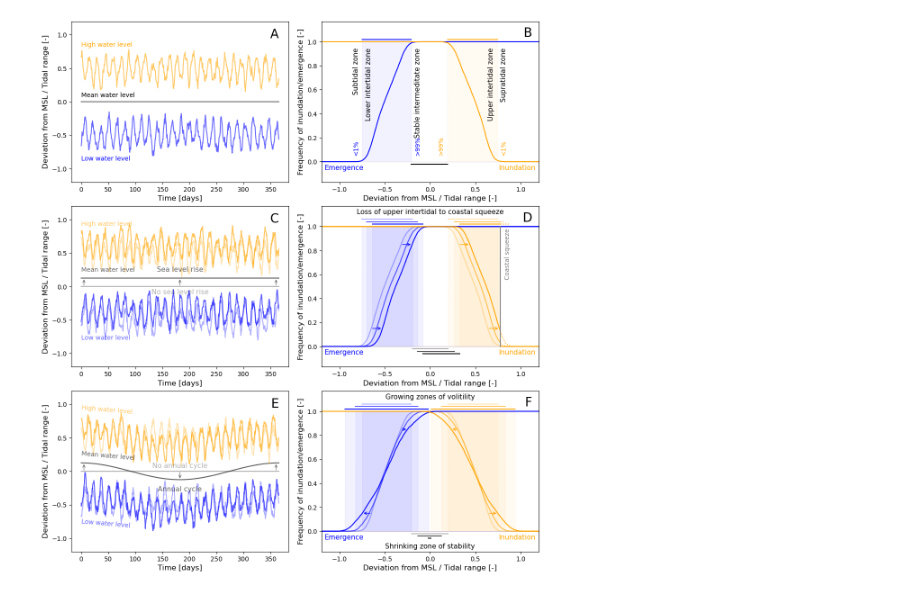
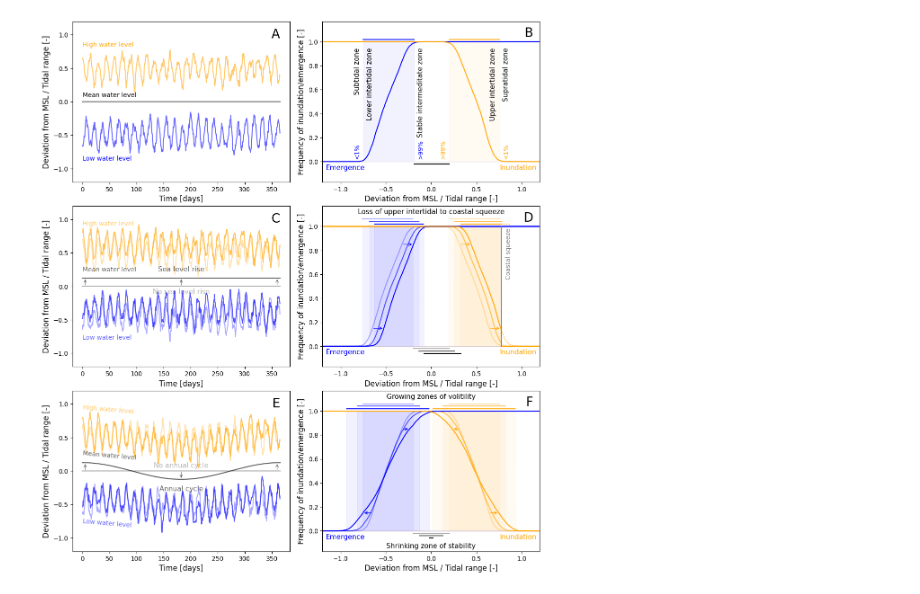
Before and after one commit to Timh37/aslc_intertidal, a Jupyter notebook: src/figure_1.ipynb, the cells around one changed output. Cells and saved outputs as stored; diff of their text form; code cells hidden in the pictures.

Commit message:
Cleaned up the figures

```diff
--- a/src/figure_1.ipynb
+++ b/src/figure_1.ipynb
@@ -61,10 +62,10 @@ def figure_1b(ax):
     ax.text(start_lower + 0.07, 0.95, rotation = 90, s = 'Lower intertidal zone',     c = 'black',  fontsize = 11, horizontalalignment = 'center', verticalalignment = 'top')
     ax.text(start_lower - 0.07, 0.95, rotation = 90, s = 'Subtidal zone',             c = 'black',  fontsize = 11, horizontalalignment = 'center', verticalalignment = 'top')
 
-    ax.text(  end_upper + 0.07, 0.050, rotation = 90, s =  '<1%', c = 'orange', fontsize = 10, horizontalalignment = 'center',  verticalalignment = 'bottom')
-    ax.text(  end_inter - 0.07, 0.050, rotation = 90, s = '>99%', c = 'orange', fontsize = 10, horizontalalignment = 'center',  verticalalignment = 'bottom')
-    ax.text(start_inter + 0.07, 0.050, rotation = 90, s = '>99%', c = 'blue',   fontsize = 10, horizontalalignment = 'center',  verticalalignment = 'bottom')
-    ax.text(start_lower - 0.07, 0.050, rotation = 90, s =  '<1%', c = 'blue',   fontsize = 10, horizontalalignment = 'center',  verticalalignment = 'bottom')
+    ax.text(  end_upper + 0.07, 0.020, rotation = 90, s =  '<1%', c = 'orange', fontsize = 10, horizontalalignment = 'center',  verticalalignment = 'bottom')
+    ax.text(  end_inter - 0.07, 0.020, rotation = 90, s = '>99%', c = 'orange', fontsize = 10, horizontalalignment = 'center',  verticalalignment = 'bottom')
+    ax.text(start_inter + 0.07, 0.020, rotation = 90, s = '>99%', c = 'blue',   fontsize = 10, horizontalalignment = 'center',  verticalalignment = 'bottom')
+    ax.text(start_lower - 0.07, 0.020, rotation = 90, s =  '<1%', c = 'blue',   fontsize = 10, horizontalalignment = 'center',  verticalalignment = 'bottom')
 
     ax.text( 2.33/2, -0.050, rotation = 0, s = 'Inundation', c = 'orange', fontsize = 11, horizontalalignment = 'right',  verticalalignment = 'center')
     ax.text(-2.33/2, -0.050, rotation = 0, s = 'Emergence',  c = 'blue',   fontsize = 11, horizontalalignment = 'left',   verticalalignment = 'center')
@@ -384,27 +385,29 @@ def figure_1f(ax):
     ax.set_xlim(-2.4/2, 2.4/2)
 # %%
 def figure_1_multipanel(path_png = None):
+
+    np.random.seed(12345)
 
     fig = plt.figure(figsize=((6.4 + 0.3)*2,(4.8 + 0.3)*3))
     gs1 = fig.add_gridspec(3,2,hspace=.15, wspace=.15) #define subplot grid
 
     ax = fig.add_subplot(gs1[0,0])
     figure_1a(ax)
     ax = fig.add_subplot(gs1[0,1])
     figure_1b(ax)
     ax = fig.add_subplot(gs1[1,0])
     figure_1c(ax)
     ax = fig.add_subplot(gs1[1,1])
     figure_1d(ax)
     ax = fig.add_subplot(gs1[2,0])
     figure_1e(ax)
     ax = fig.add_subplot(gs1[2,1])
     figure_1f(ax)
 
     if path_png is not None:
         plt.savefig(path_png, dpi = 300, bbox_inches = "tight", pad_inches = 0.2)
     plt.show()
 
-figure_1_multipanel(path_png = './figures/figure_1/figure_1-new.png')
+figure_1_multipanel(path_png = './figures/figure_1/figure_1.png')
 # %% [output]
-[figure, old version]
+[figure, new version]
```
Also changed, not shown: parts of 1 cell of this notebook, 28 other files.
